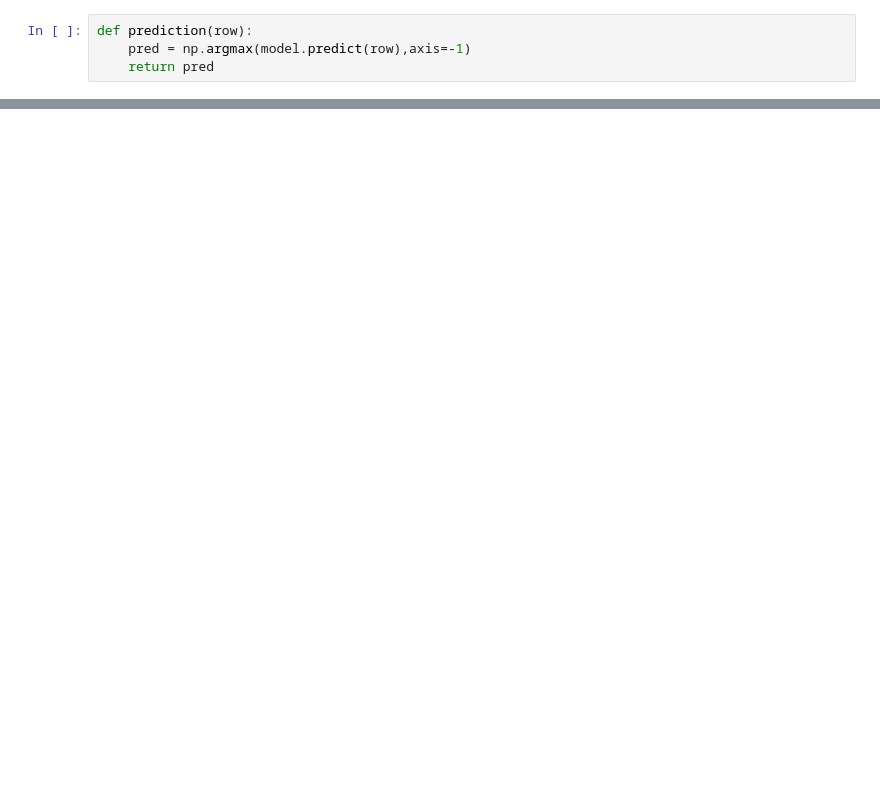
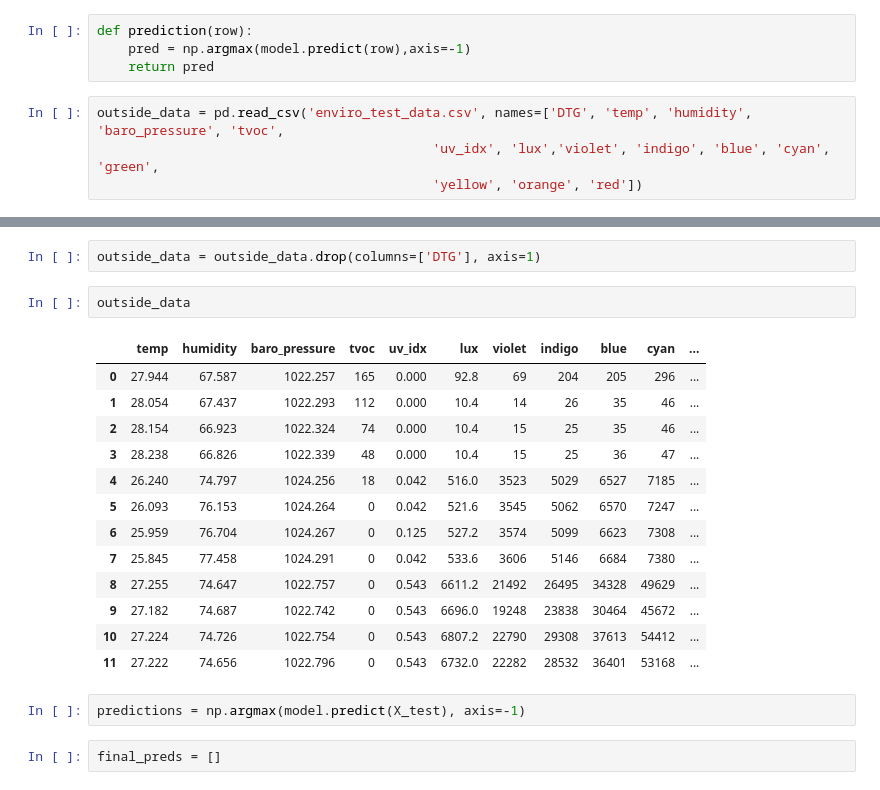
Before and after one commit to asakura000/Enviro_Sensor_Data_Project, a Jupyter notebook: Tensorflow_Model.ipynb, the cells around one changed output, grey strips where cells are left out. Drawn from its saved outputs; the diff is of its cells as text; blank space fills up the shorter version.

```diff
--- a/Tensorflow_Model.ipynb
+++ b/Tensorflow_Model.ipynb
@@ -269,3 +266,7 @@ accuracy
 def prediction(row):
 	pred = np.argmax(model.predict(row),axis=-1)
 	return pred
+# %%
+outside_data = pd.read_csv('enviro_test_data.csv', names=['DTG', 'temp', 'humidity', 'baro_pressure', 'tvoc',
+                                           'uv_idx', 'lux','violet', 'indigo', 'blue', 'cyan', 'green',
+                                           'yellow', 'orange', 'red'])
@@ -271,0 +282,22 @@ def prediction(row):
+# %%
+outside_data = outside_data.drop(columns=['DTG'], axis=1)
+# %%
+outside_data
+# %% [output]
+|  | temp | humidity | baro_pressure | tvoc | uv_idx | lux | violet | indigo | blue | cyan | ... |
+| 0 | 27.944 | 67.587 | 1022.257 | 165 | 0.000 | 92.8 | 69 | 204 | 205 | 296 | ... |
+| 1 | 28.054 | 67.437 | 1022.293 | 112 | 0.000 | 10.4 | 14 | 26 | 35 | 46 | ... |
+| 2 | 28.154 | 66.923 | 1022.324 | 74 | 0.000 | 10.4 | 15 | 25 | 35 | 46 | ... |
+| 3 | 28.238 | 66.826 | 1022.339 | 48 | 0.000 | 10.4 | 15 | 25 | 36 | 47 | ... |
+| 4 | 26.240 | 74.797 | 1024.256 | 18 | 0.042 | 516.0 | 3523 | 5029 | 6527 | 7185 | ... |
+| 5 | 26.093 | 76.153 | 1024.264 | 0 | 0.042 | 521.6 | 3545 | 5062 | 6570 | 7247 | ... |
+| 6 | 25.959 | 76.704 | 1024.267 | 0 | 0.125 | 527.2 | 3574 | 5099 | 6623 | 7308 | ... |
+| 7 | 25.845 | 77.458 | 1024.291 | 0 | 0.042 | 533.6 | 3606 | 5146 | 6684 | 7380 | ... |
+| 8 | 27.255 | 74.647 | 1022.757 | 0 | 0.543 | 6611.2 | 21492 | 26495 | 34328 | 49629 | ... |
+| 9 | 27.182 | 74.687 | 1022.742 | 0 | 0.543 | 6696.0 | 19248 | 23838 | 30464 | 45672 | ... |
+| 10 | 27.224 | 74.726 | 1022.754 | 0 | 0.543 | 6807.2 | 22790 | 29308 | 37613 | 54412 | ... |
+| 11 | 27.222 | 74.656 | 1022.796 | 0 | 0.543 | 6732.0 | 22282 | 28532 | 36401 | 53168 | ... |
+# %%
+predictions = np.argmax(model.predict(X_test), axis=-1)
+# %%
+final_preds = []
```
Also changed, not shown: parts of 9 cells of this notebook.
